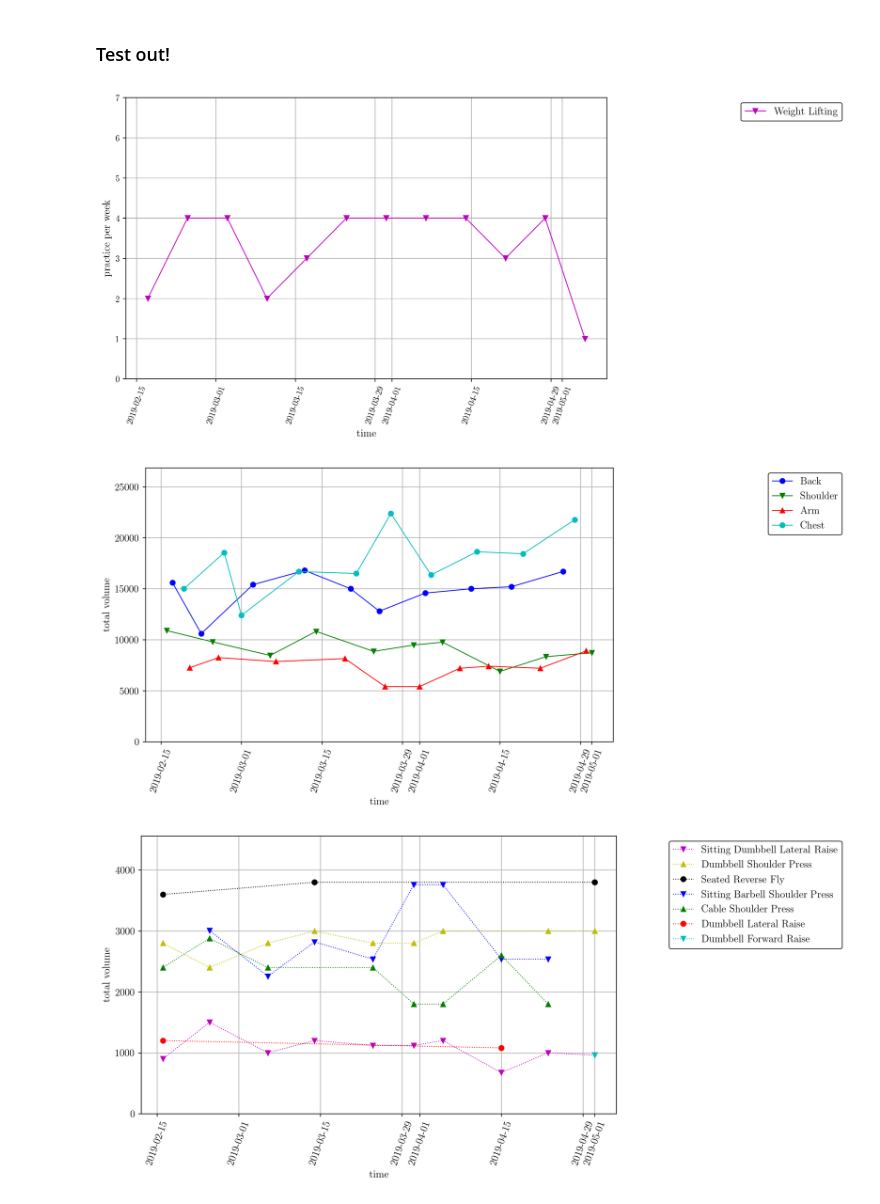
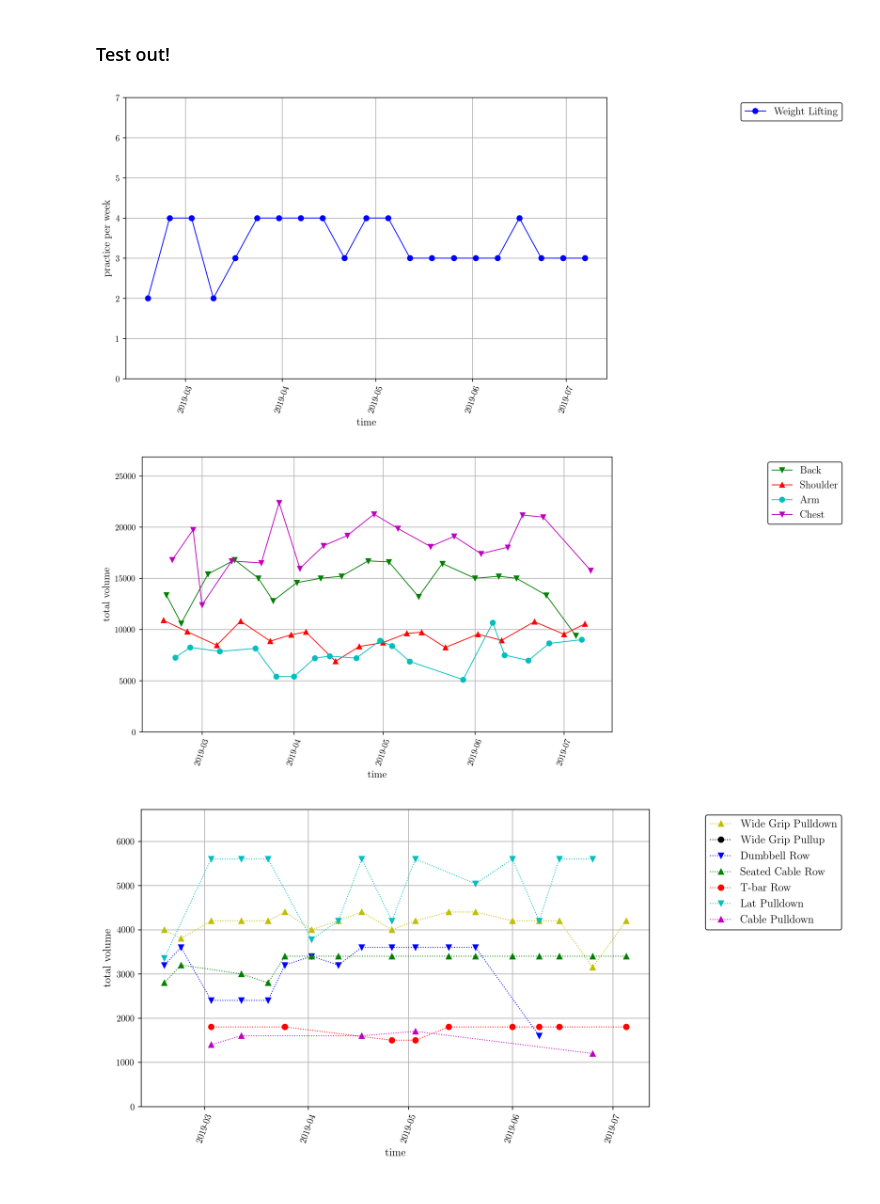
Before and after one commit to HanSunUCLA/My_Workout, a Jupyter notebook: my_workout.ipynb, the cells around one changed output. Drawn from its saved outputs; the diff is of its cells as text; code cells hidden in the pictures.

```diff
--- a/my_workout.ipynb
+++ b/my_workout.ipynb
@@ -43,7 +43,7 @@ class Workout:
             cycle['idx'] = cycle_i
             sheet = pd.read_excel('GYM.xlsx', sheet_name='Week#'
                                   + str(cycle_i))
-            for _, range_ in self.row_idx.items():
+            for part, range_ in self.row_idx.items():
                 part_block = sheet.iloc[range_, :]
                 self.dates_sequence.append(part_block.iloc[1, 0])
                 cycle[part_block.iloc[0, 0]] = part_block
@@ -147,19 +147,19 @@ class Workout:
 # %% [markdown]
 ### Test out!
 # %%
-my_workout = Workout(range(1, 11))
+my_workout = Workout(range(1, 19))
 # %%
 my_workout.plot_practice_date()
 # %% [output]
-[figure, old version]
+[figure, new version]
 # %%
 my_workout.plot_body(['Back', 'Shoulder', 'Arm', 'Chest'])
 # %% [output]
-[figure, old version]
+[figure, new version]
 # %%
-my_workout.plot_muscle_group('Shoulder', 'total volume')
+my_workout.plot_muscle_group('Back', 'total volume')
 # %% [output]
-[figure, old version]
+[figure, new version]
 # %%
 my_workout.plot_muscle_group('Chest', 'total number of rep')
 # %% [output]
```
Also changed, not shown: parts of 2 cells of this notebook, 1 other file.
